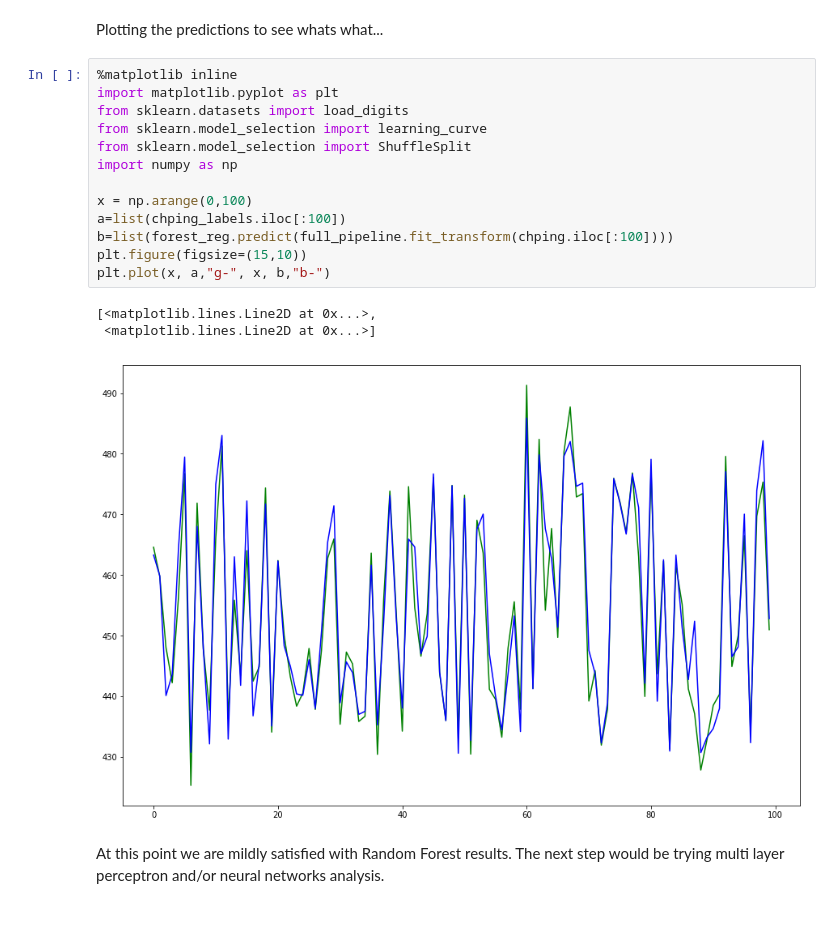
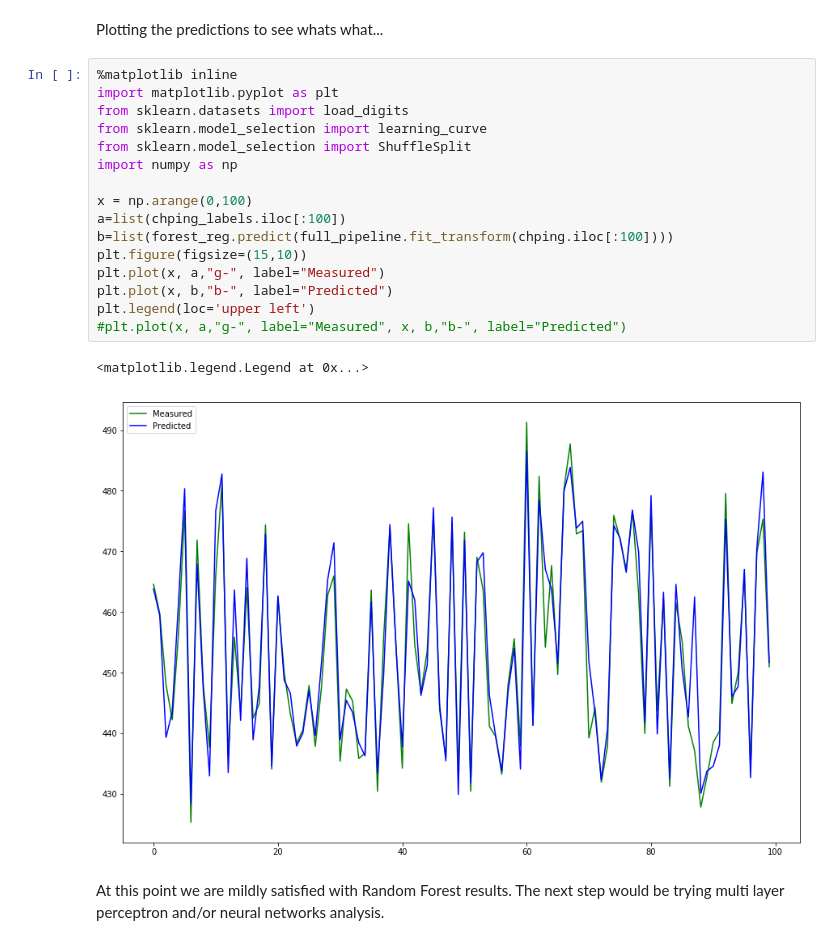
Before and after one commit to sasan-gsm/AI, a Jupyter notebook: chp.ipynb, the cells around one changed output. Drawn from its saved outputs; the diff is of its cells as text; blank space fills up the shorter version.

```diff
--- a/chp.ipynb
+++ b/chp.ipynb
@@ -234,19 +234,21 @@ Plotting the predictions to see whats what...
 # %%
 %matplotlib inline
 import matplotlib.pyplot as plt
 from sklearn.datasets import load_digits
 from sklearn.model_selection import learning_curve
 from sklearn.model_selection import ShuffleSplit
 import numpy as np
 
 x = np.arange(0,100)
 a=list(chping_labels.iloc[:100])
 b=list(forest_reg.predict(full_pipeline.fit_transform(chping.iloc[:100])))
 plt.figure(figsize=(15,10))
-plt.plot(x, a,"g-", x, b,"b-")
+plt.plot(x, a,"g-", label="Measured")
+plt.plot(x, b,"b-", label="Predicted")
+plt.legend(loc='upper left')
+#plt.plot(x, a,"g-", label="Measured", x, b,"b-", label="Predicted")
 # %% [output]
-[<matplotlib.lines.Line2D at 0x...>,
- <matplotlib.lines.Line2D at 0x...>]
+<matplotlib.legend.Legend at 0x...>
-[figure, old version]
+[figure, new version]
 # %% [markdown]
 At this point we are mildly satisfied with Random Forest results. The next step would be trying multi layer perceptron and/or neural networks analysis.
```
Also changed, not shown: parts of 3 cells of this notebook.
